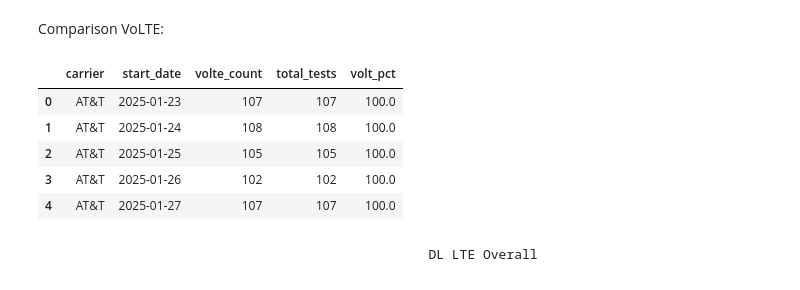
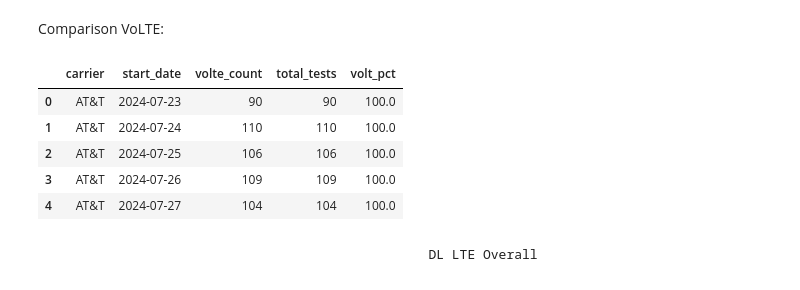
Before and after one commit to ookla-jennymassari/dq_reporting_test.py, a Jupyter notebook: dq_reporting_notebook.ipynb, the cells around one changed output. Saved outputs shown, nothing was run; the diff lists cells and outputs as text; code cells hidden in the pictures.

```diff
--- a/dq_reporting_notebook.ipynb
+++ b/dq_reporting_notebook.ipynb
@@ -695,30 +724,30 @@ Comparison VoLTE:
 # %%
 volte_3 = (
     call_data_comp[filtered_call_net_type_comp]
     .groupby(['carrier', 'start_date'], dropna=False)
     .size()
     .reset_index(name='volte_count')
 )
 
 volte_4 = (
     call_data_comp
     .groupby(['carrier', 'start_date'], dropna=False)
     .size()
     .reset_index(name='total_tests')
 )
 
-volte_comp = pd.merge(volte_1, volte_2, on=['carrier', 'start_date'], how='left').fillna(0)
+volte_comp = pd.merge(volte_3, volte_4, on=['carrier', 'start_date'], how='left').fillna(0)
 
 volte_comp['volt_pct'] = round((volte_comp['volte_count'] / volte_comp['total_tests']) * 100, 2)
 
 volte_comp.head()
 # %% [output]
 |  | carrier | start_date | volte_count | total_tests | volt_pct |
-| 0 | AT&T | 2025-01-23 | 107 | 107 | 100.0 |
-| 1 | AT&T | 2025-01-24 | 108 | 108 | 100.0 |
-| 2 | AT&T | 2025-01-25 | 105 | 105 | 100.0 |
-| 3 | AT&T | 2025-01-26 | 102 | 102 | 100.0 |
-| 4 | AT&T | 2025-01-27 | 107 | 107 | 100.0 |
+| 0 | AT&T | 2024-07-23 | 90 | 90 | 100.0 |
+| 1 | AT&T | 2024-07-24 | 110 | 110 | 100.0 |
+| 2 | AT&T | 2024-07-25 | 106 | 106 | 100.0 |
+| 3 | AT&T | 2024-07-26 | 109 | 109 | 100.0 |
+| 4 | AT&T | 2024-07-27 | 104 | 104 | 100.0 |
 # %% [markdown]
                                                     DL LTE Overall
 # %% [markdown]
```
Also changed, not shown: parts of 23 cells of this notebook.
